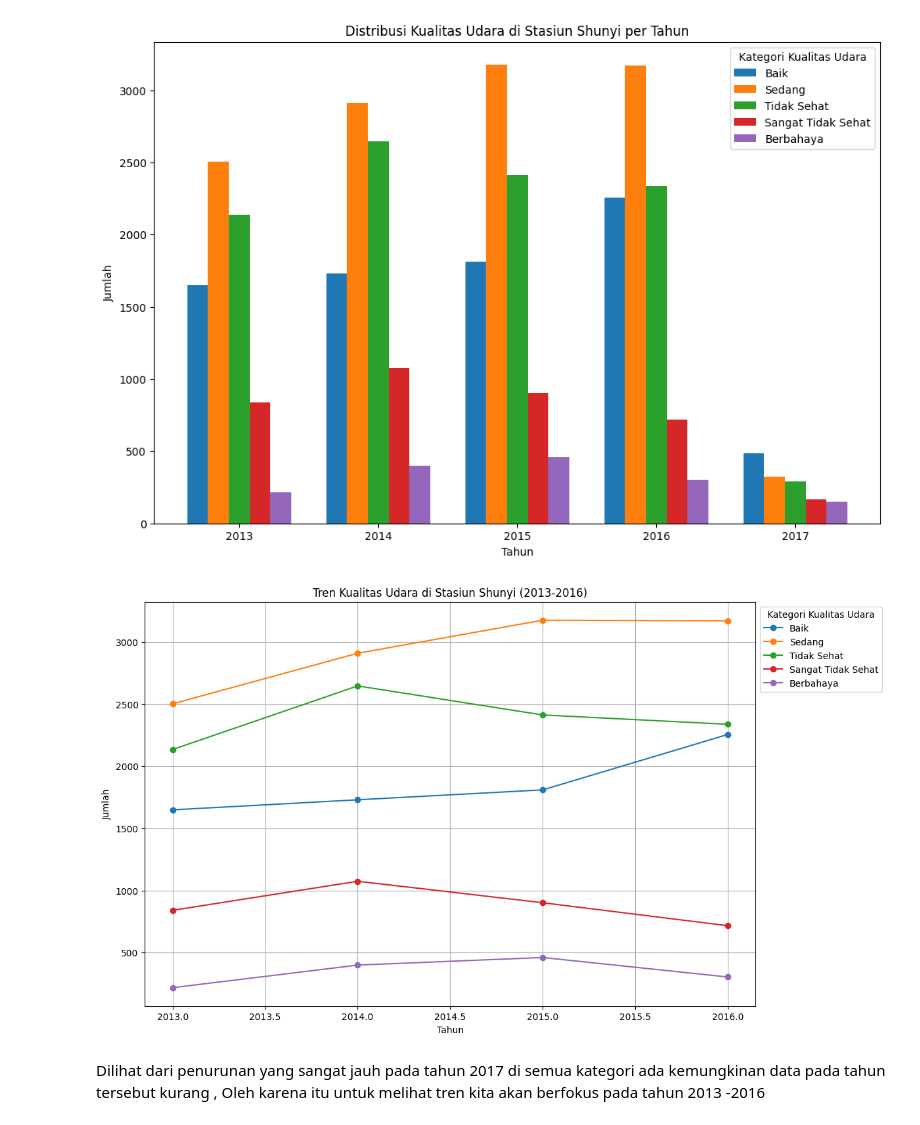
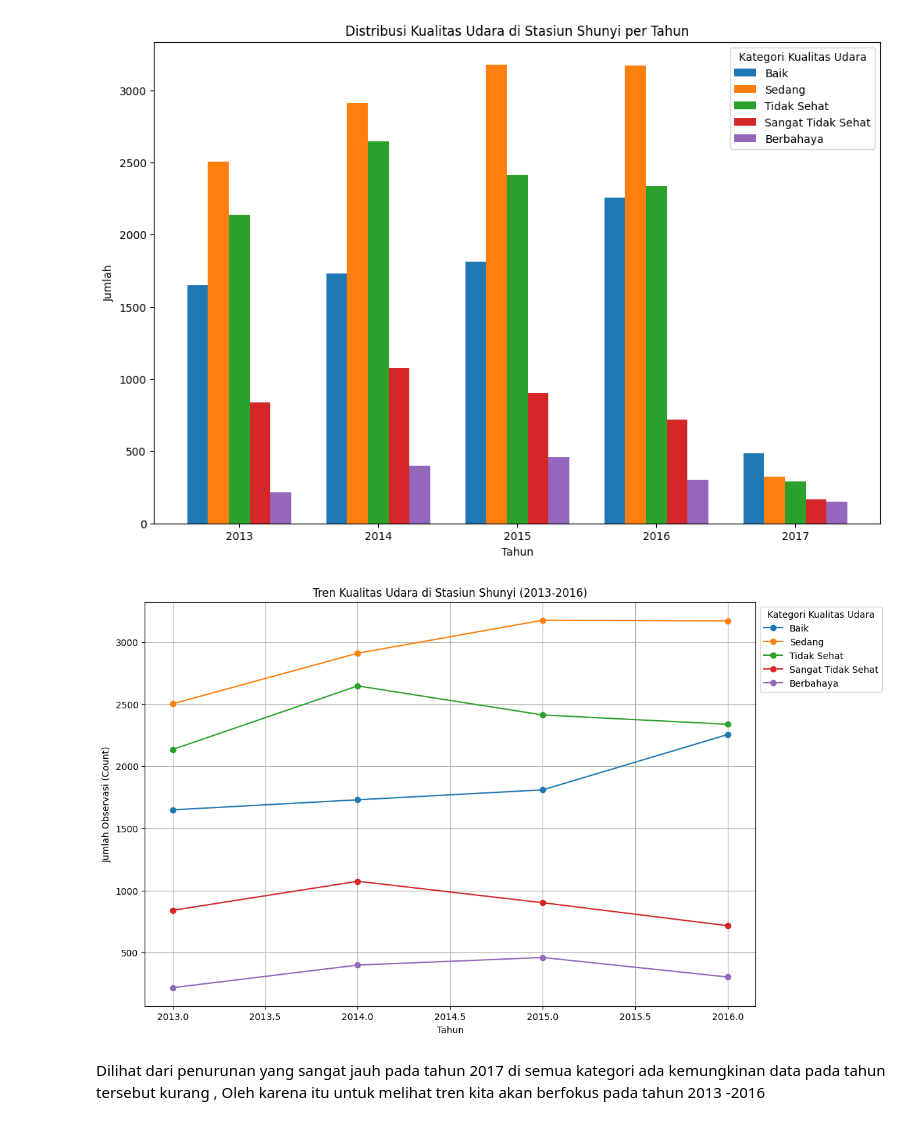
Before and after one commit to mgusnadir/SimpleDataAnalytics, a Jupyter notebook: Proyek_Analisis_Data.ipynb, the cells around one changed output. Drawn from its saved outputs; the diff is of its cells as text; code cells hidden in the pictures.

```diff
--- a/Proyek_Analisis_Data.ipynb
+++ b/Proyek_Analisis_Data.ipynb
@@ -1083,9 +1090,6 @@ Dengan tabel tersebut kita dapat mengamati tren kualitas udara setiap tahunnya
 # %% [markdown]
 ### Melakukan analisis kualitas udara berdasarkan tahun tertentu
 # %%
-# Konversi kolom 'year', 'month', dan 'day' menjadi format datetime
-shunyi_df['date'] = pd.to_datetime(shunyi_df[['year', 'month', 'day']])
-
 # Filter data hanya untuk tahun 2013
 shunyi_2013 = shunyi_df[shunyi_df['year'] == 2013]
 
@@ -1136,12 +1139,6 @@ min          0.000000
 max         12.800000
 Name: WSPM, dtype: float64
 # %%
-# Konversi kolom 'year', 'month', dan 'day' menjadi format datetime
-shunyi_df['date'] = pd.to_datetime(shunyi_df[['year', 'month', 'day']])
-
-# Buat kolom tahun
-shunyi_df['year'] = shunyi_df['date'].dt.year
-
 # Tampilkan distribusi kecepatan angin per tahun
 shunyi_df.groupby('year')['WSPM'].describe()
 # %% [output]
@@ -1206,22 +1202,21 @@ Tabel tersebut memberikan gambaran korelasi antara kecepatan angin, jumlah hujan
 # %% [markdown]
 ### Pertanyaan 1: Bagaimana tren polusi udara (dengan menggunakan parameter PM2.5) di stasiun Shunyi selama beberapa tahun terakhir ?
 # %%
-pivot_table = pd.pivot_table(shunyi_df, values='PM2.5', index='year', columns='Kategori Kualitas Udara', aggfunc='count', fill_value=0)
+tabel_tahunan = pd.pivot_table(shunyi_df, values='PM2.5', index='year', columns='Kategori Kualitas Udara', aggfunc='count', fill_value=0)
 
-# Plot bar chart untuk setiap tahun
 fig, ax = plt.subplots(figsize=(12, 8))
 
 bar_width = 0.15
-bar_positions = np.arange(len(pivot_table.index))
+bar_positions = np.arange(len(tabel_tahunan.index))
 
 for i, kategori in enumerate(kualitas_udara_order):
-    ax.bar(bar_positions + (i * bar_width), pivot_table[kategori], width=bar_width, label=kategori)
+    ax.bar(bar_positions + (i * bar_width), tabel_tahunan[kategori], width=bar_width, label=kategori)
 
 ax.set_title('Distribusi Kualitas Udara di Stasiun Shunyi per Tahun')
 ax.set_xlabel('Tahun')
 ax.set_ylabel('Jumlah')
 ax.set_xticks(bar_positions + (2 * bar_width))
-ax.set_xticklabels(pivot_table.index)
+ax.set_xticklabels(tabel_tahunan.index)
 ax.legend(title='Kategori Kualitas Udara', bbox_to_anchor=(1, 1))
 
 plt.show()
@@ -1229,23 +1224,25 @@ plt.show()
 [figure]
 # %%
 # Filter data untuk tahun 2013-2016
-filtered_data = shunyi_df[(shunyi_df['year'] >= 2013) & (shunyi_df['year'] <= 2016)]
-pivot_table = pivot_table[kualitas_udara_order].sort_index()
+filter_data = shunyi_df[(shunyi_df['year'] >= 2013) & (shunyi_df['year'] <= 2016)]
+
+tabel_tahunan = pd.pivot_table(filter_data, values='PM2.5', index='year', columns='Kategori Kualitas Udara', aggfunc='count', fill_value=0)
+tabel_tahunan = tabel_tahunan[kualitas_udara_order].sort_index()
 
 # Plot line chart untuk setiap kategori
 fig, ax = plt.subplots(figsize=(12, 8))
 
 for kategori in kualitas_udara_order:
-    ax.plot(pivot_table.index, pivot_table[kategori], marker='o', label=kategori)
+    ax.plot(tabel_tahunan.index, tabel_tahunan[kategori], marker='o', label=kategori)
 
 ax.set_title('Tren Kualitas Udara di Stasiun Shunyi (2013-2016)')
 ax.set_xlabel('Tahun')
-ax.set_ylabel('Jumlah')
+ax.set_ylabel('Jumlah Observasi (Count)')
 ax.legend(title='Kategori Kualitas Udara', bbox_to_anchor=(1, 1))
 plt.grid(True)
 plt.show()
 # %% [output]
-[figure, old version]
+[figure, new version]
 # %% [markdown]
 Dilihat dari penurunan yang sangat jauh pada tahun 2017 di semua kategori ada kemungkinan data pada tahun tersebut kurang , Oleh karena itu untuk melihat tren kita akan berfokus pada tahun 2013 -2016
 # %% [markdown]
```
Also changed, not shown: parts of 12 cells of this notebook, 1 other file.
